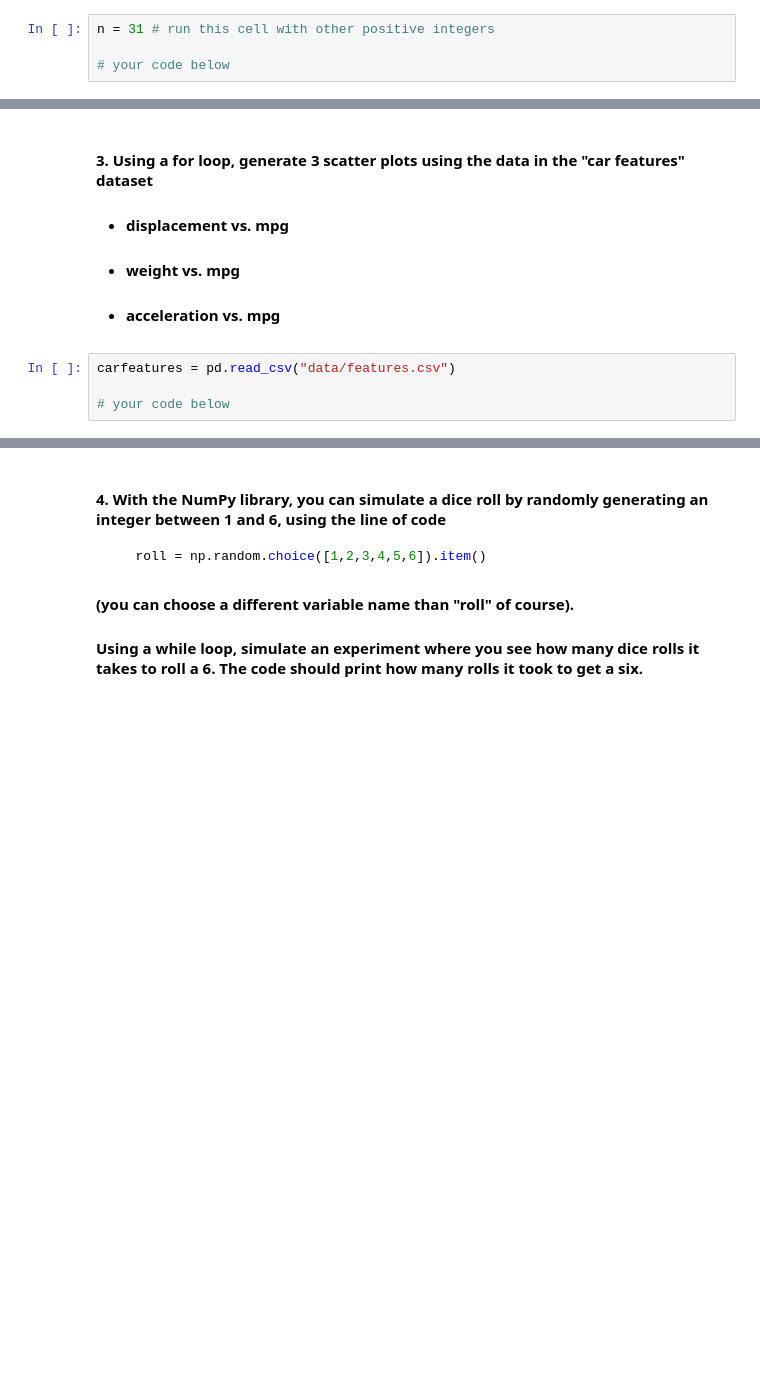
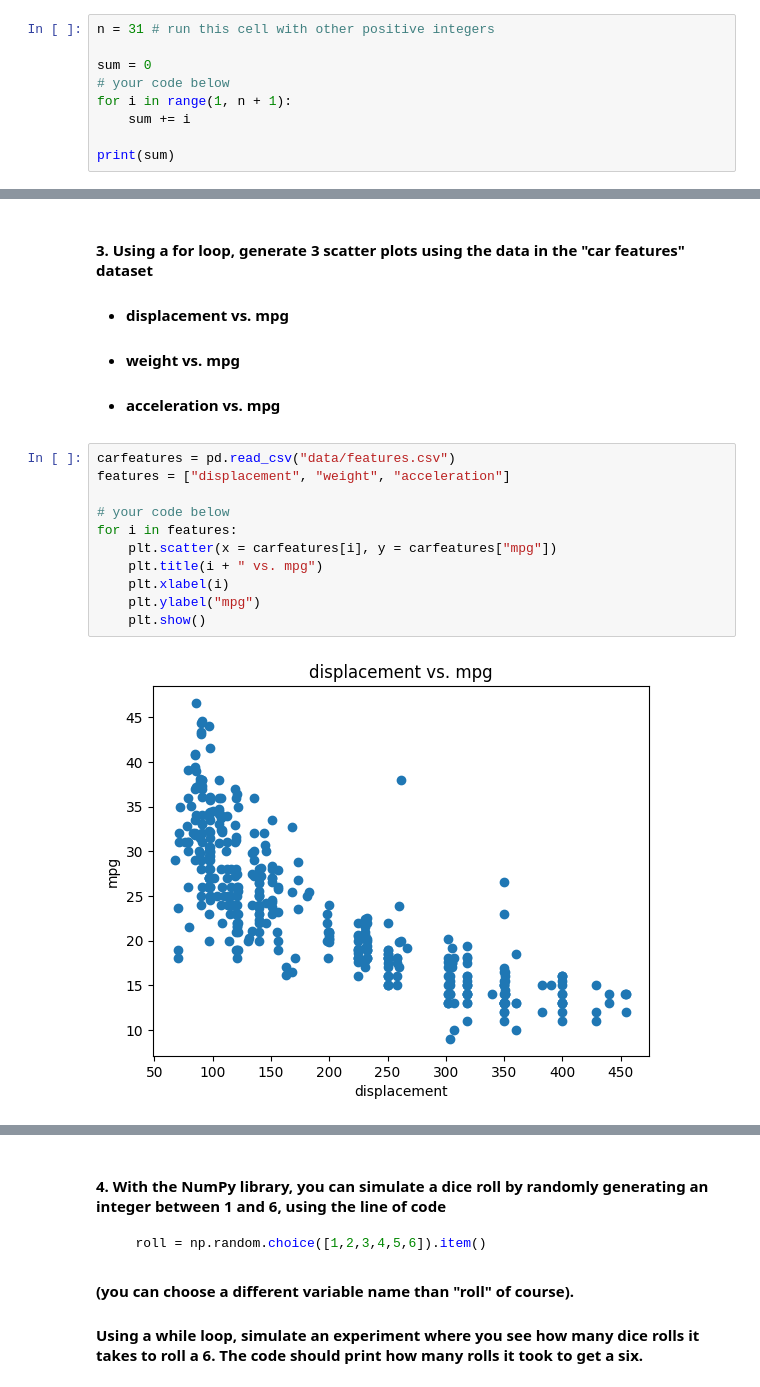
Before and after one commit to joycheng88/qtm151fall2025, a Jupyter notebook: Lecture_07 - loops/Lecture7.ipynb, the cells around one changed output, grey strips where cells are left out. Saved outputs shown, nothing was run; the diff lists cells and outputs as text; blank space fills up the shorter version.

```diff
--- a/Lecture_07 - loops/Lecture7.ipynb
+++ b/Lecture_07 - loops/Lecture7.ipynb
@@ -325,4 +396,9 @@ print(list_sum)
 # %%
 n = 31 # run this cell with other positive integers
 
+sum = 0
 # your code below
+for i in range(1, n + 1):
+    sum += i
+
+print(sum)
@@ -334,5 +412,14 @@ n = 31 # run this cell with other positive integers
 - #### acceleration vs. mpg
 # %%
 carfeatures = pd.read_csv("data/features.csv")
+features = ["displacement", "weight", "acceleration"]
 
 # your code below
+for i in features:
+    plt.scatter(x = carfeatures[i], y = carfeatures["mpg"])
+    plt.title(i + " vs. mpg")
+    plt.xlabel(i)
+    plt.ylabel("mpg")
+    plt.show()
+# %% [output]
+[figure, added]
```
Also changed, not shown: parts of 16 cells of this notebook, 1 other file.
